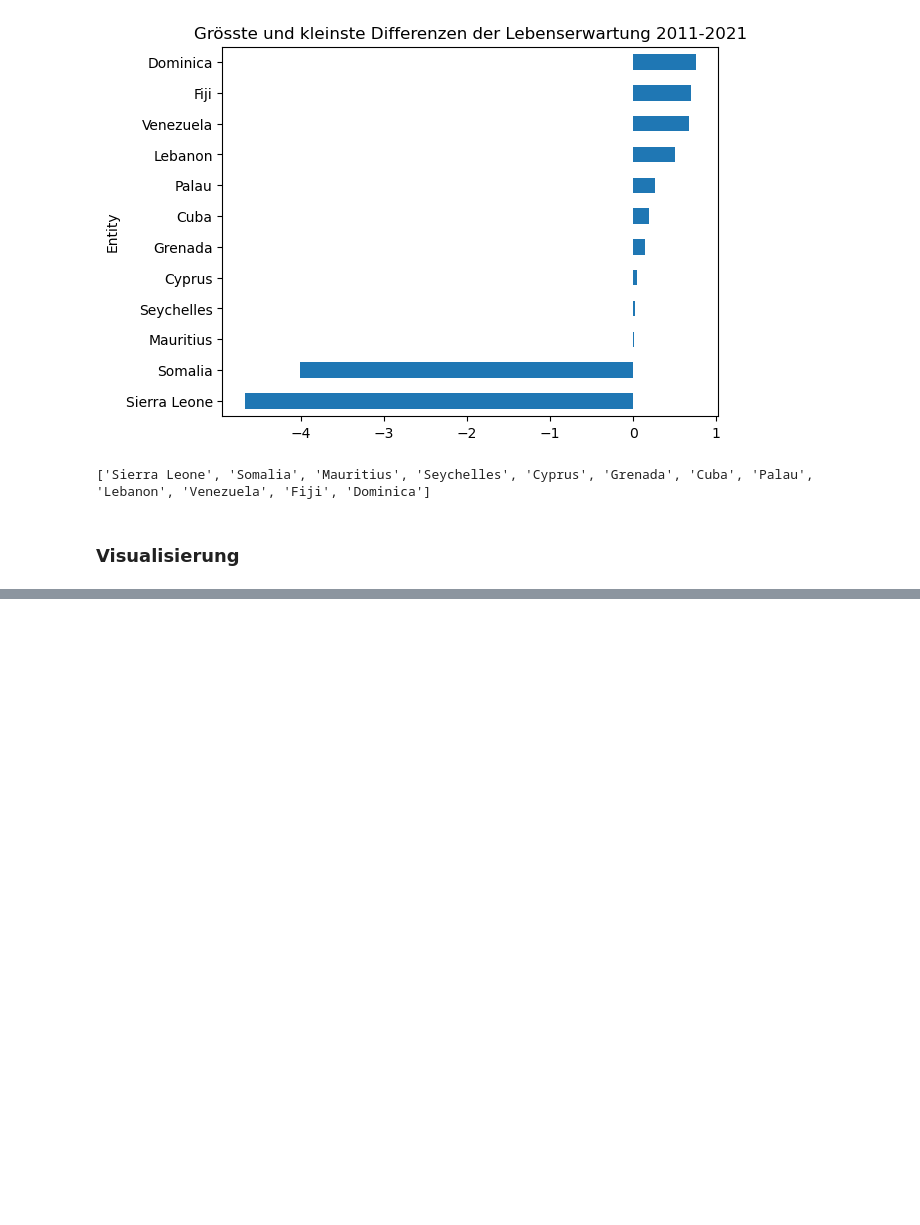
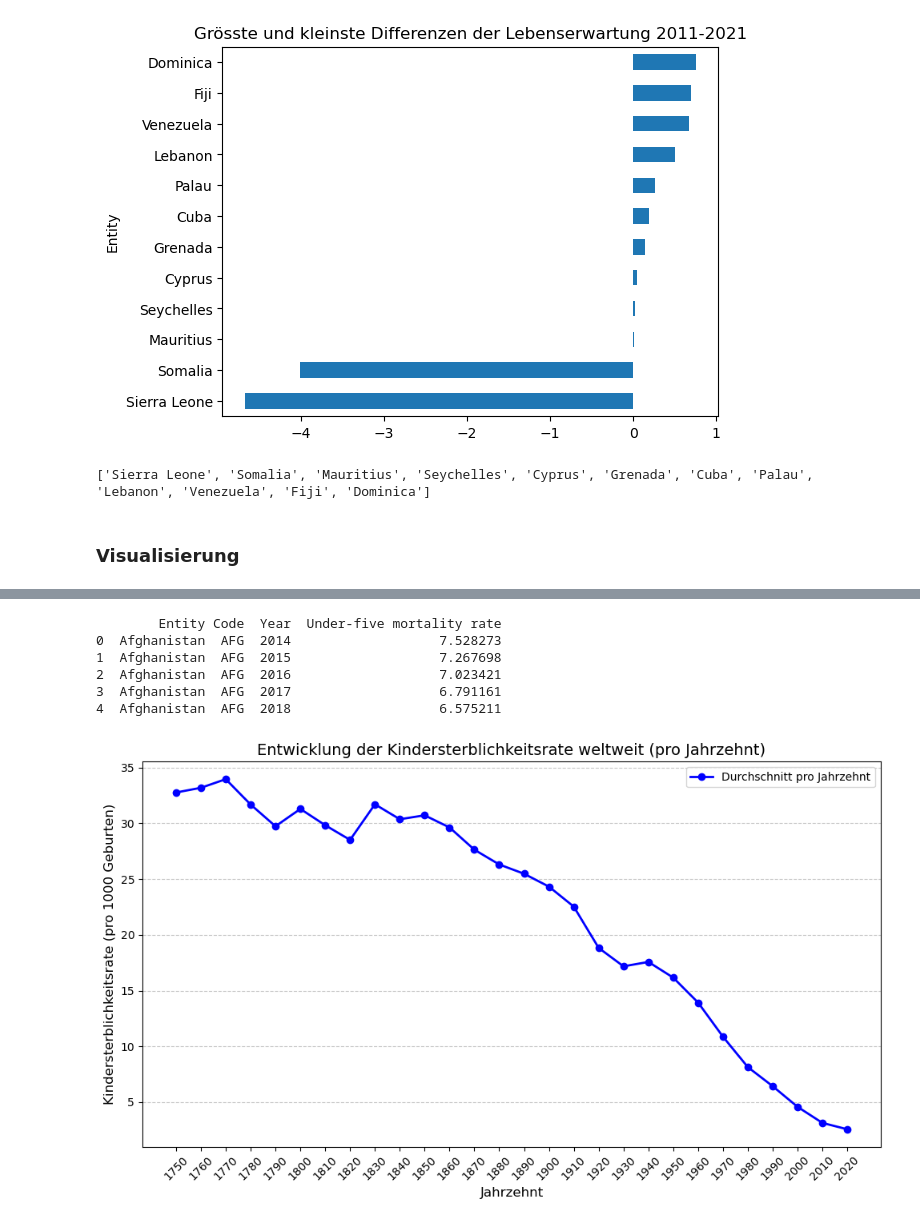
Before and after one commit to melisadedukic/MeliAjna, a Jupyter notebook: LN Python Melisa_Ajna.ipynb, the cells around one changed output, grey strips where cells are left out. Cells and saved outputs as stored; diff of their text form; code cells hidden in the pictures; blank space fills up the shorter version.

```diff
--- a/LN Python Melisa_Ajna.ipynb
+++ b/LN Python Melisa_Ajna.ipynb
@@ -293,0 +433,47 @@ NameError: name 'Entity_liste' is not defined
+# %%
+import pandas as pd
+import matplotlib.pyplot as plt
+
+# Daten laden
+df = pd.read_csv('child-mortality.csv')  # Ersetze durch den tatsächlichen Dateinamen
+
+# Prüfen der Daten
+print(df.head())  # Zeigt die ersten Zeilen der Daten an
+
+# Sicherstellen, dass die Spalte "Year" numerisch ist
+df['Year'] = pd.to_numeric(df['Year'], errors='coerce')
+df = df.dropna(subset=['Year'])  # Entferne Zeilen mit fehlenden Werten in der "Year"-Spalte
+
+# Sicherstellen, dass die Spalte "Under-five mortality rate" numerisch ist
+df['Under-five mortality rate'] = pd.to_numeric(df['Under-five mortality rate'], errors='coerce')
+df = df.dropna(subset=['Under-five mortality rate'])  # Entferne Zeilen mit fehlenden Werten
+
+# Neue Spalte "Decade" hinzufügen (Jahrzehnte)
+df['Decade'] = (df['Year'] // 10) * 10
+
+# Kindersterblichkeitsrate pro Jahrzehnt berechnen
+decade_avg = df.groupby('Decade')['Under-five mortality rate'].mean()
+
+# Liniendiagramm erstellen
+plt.figure(figsize=(10, 6))
+plt.plot(decade_avg.index, decade_avg.values, marker='o', color='blue', linestyle='-', linewidth=2, label='Durchschnitt pro Jahrzehnt')
+
+# Diagramm anpassen
+plt.title('Entwicklung der Kindersterblichkeitsrate weltweit (pro Jahrzehnt)', fontsize=14)
+plt.xlabel('Jahrzehnt', fontsize=12)
+plt.ylabel('Kindersterblichkeitsrate (pro 1000 Geburten)', fontsize=12)
+plt.xticks(decade_avg.index, rotation=45)
+plt.grid(axis='y', linestyle='--', alpha=0.7)
+plt.legend()
+plt.tight_layout()
+
+# Diagramm anzeigen
+plt.show()
+# %% [output]
+        Entity Code  Year  Under-five mortality rate
+0  Afghanistan  AFG  2014                   7.528273
+1  Afghanistan  AFG  2015                   7.267698
+2  Afghanistan  AFG  2016                   7.023421
+3  Afghanistan  AFG  2017                   6.791161
+4  Afghanistan  AFG  2018                   6.575211
+[figure, added]
```
Also changed, not shown: parts of 22 cells of this notebook.
